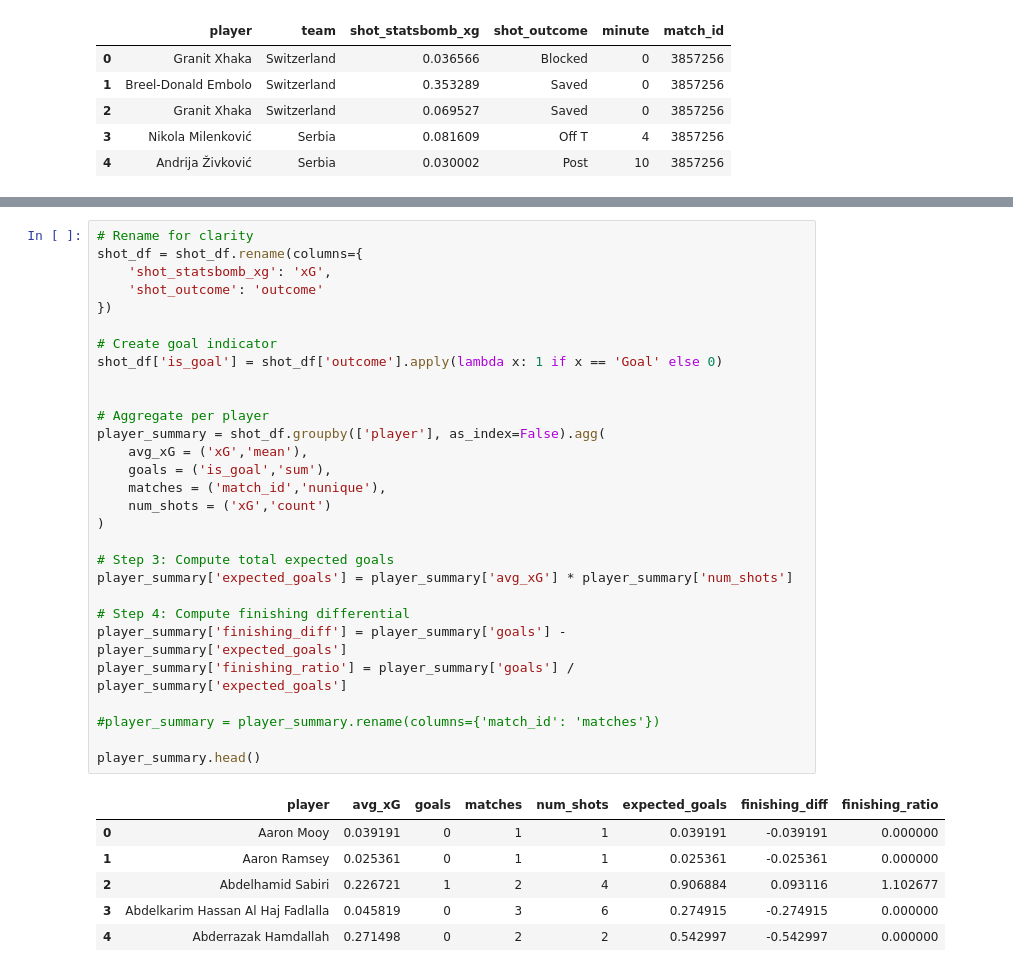
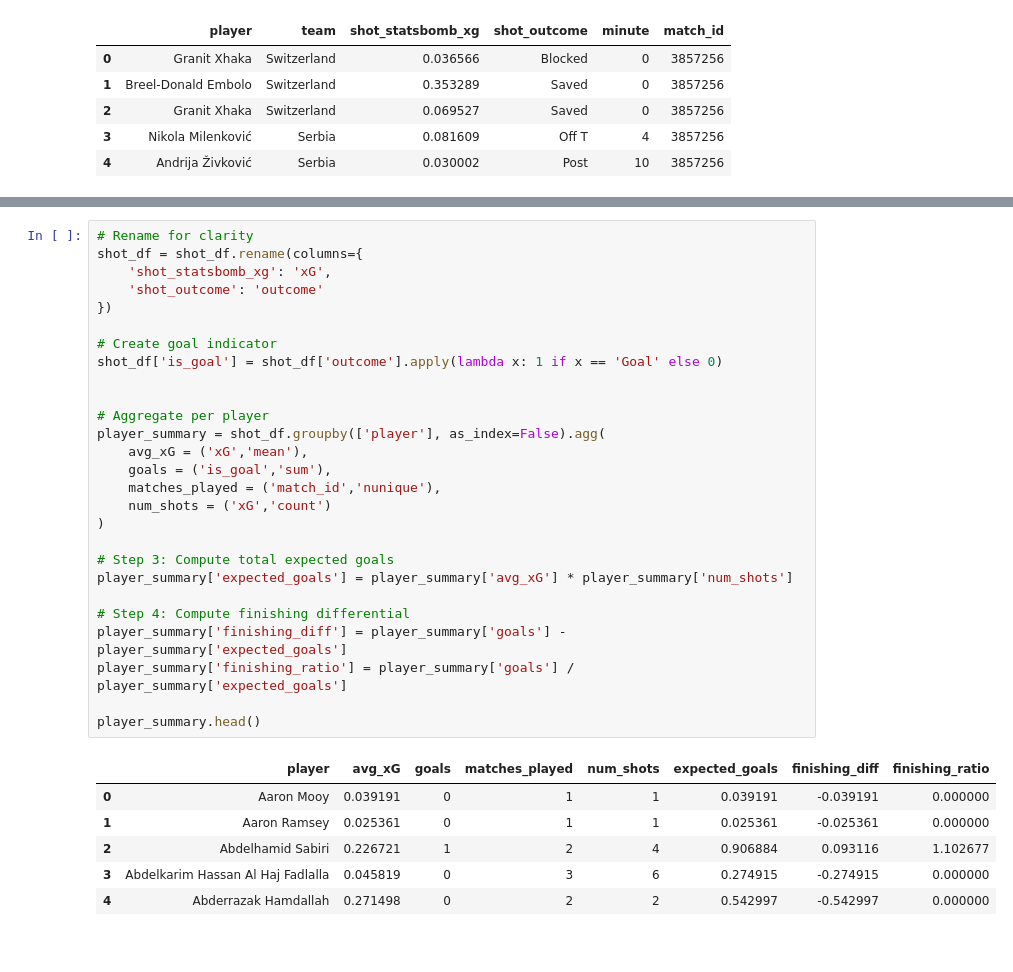
Before and after one commit to Linkforce1/expected-vs-actual-goals-scored, a Jupyter notebook: Finishing Efficiency.ipynb, the cells around one changed output, grey strips where cells are left out. Cells and saved outputs as stored; diff of their text form.

```diff
--- a/Finishing Efficiency.ipynb
+++ b/Finishing Efficiency.ipynb
@@ -86,34 +57,32 @@ See the caveats in the documentation: https://pandas.pydata.org/pandas-docs/stab
 # %%
 # Rename for clarity
 shot_df = shot_df.rename(columns={
     'shot_statsbomb_xg': 'xG',
     'shot_outcome': 'outcome'
 })
 
 # Create goal indicator
 shot_df['is_goal'] = shot_df['outcome'].apply(lambda x: 1 if x == 'Goal' else 0)
 
 
 # Aggregate per player
 player_summary = shot_df.groupby(['player'], as_index=False).agg(
     avg_xG = ('xG','mean'),
     goals = ('is_goal','sum'),
-    matches = ('match_id','nunique'),
+    matches_played = ('match_id','nunique'),
     num_shots = ('xG','count')
 )
 
 # Step 3: Compute total expected goals
 player_summary['expected_goals'] = player_summary['avg_xG'] * player_summary['num_shots']
 
 # Step 4: Compute finishing differential
 player_summary['finishing_diff'] = player_summary['goals'] - player_summary['expected_goals']
 player_summary['finishing_ratio'] = player_summary['goals'] / player_summary['expected_goals']
 
-#player_summary = player_summary.rename(columns={'match_id': 'matches'})
-
 player_summary.head()
 # %% [output]
-|  | player | avg_xG | goals | matches | num_shots | expected_goals | finishing_diff | finishing_ratio |
+|  | player | avg_xG | goals | matches_played | num_shots | expected_goals | finishing_diff | finishing_ratio |
 | 0 | Aaron Mooy | 0.039191 | 0 | 1 | 1 | 0.039191 | -0.039191 | 0.000000 |
 | 1 | Aaron Ramsey | 0.025361 | 0 | 1 | 1 | 0.025361 | -0.025361 | 0.000000 |
 | 2 | Abdelhamid Sabiri | 0.226721 | 1 | 2 | 4 | 0.906884 | 0.093116 | 1.102677 |
```
Also changed, not shown: parts of 6 cells of this notebook.
